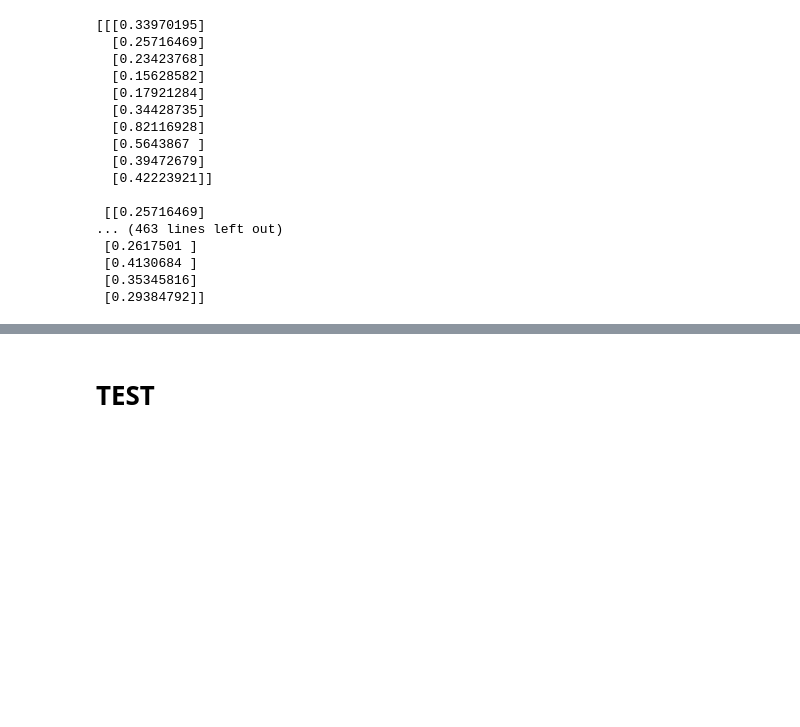
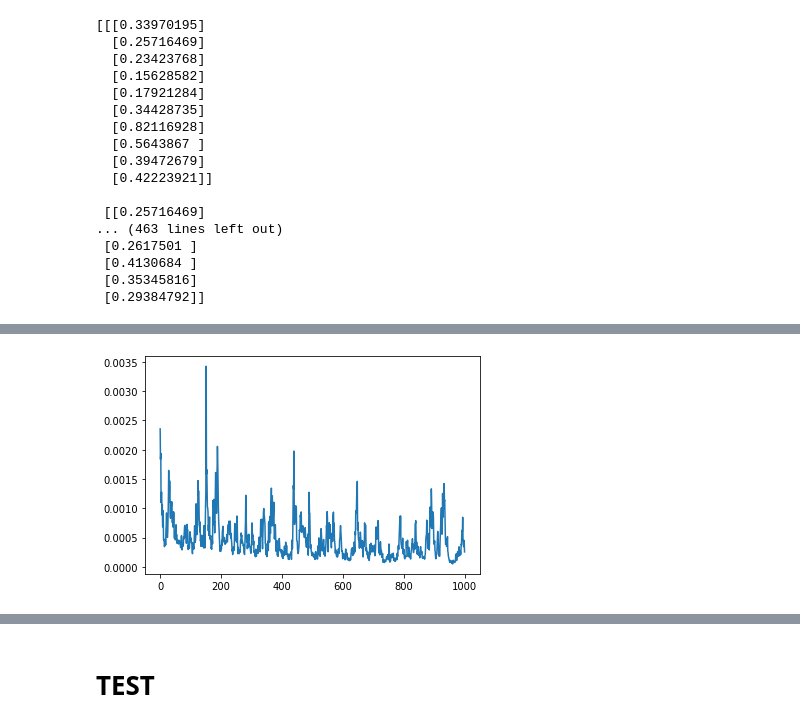
Before and after one commit to kumass2020/Electricity-Prediction-RNN-LSTM, a Jupyter notebook: Machine_Learning_Final_3.ipynb, the cells around one changed output, grey strips where cells are left out. Drawn from its saved outputs; the diff is of its cells as text; code cells hidden in the pictures; blank space fills up the shorter version.

```diff
--- a/Machine_Learning_Final_3.ipynb
+++ b/Machine_Learning_Final_3.ipynb
@@ -448,0 +458,18 @@ plt.show()
+# %%
+from tensorflow.keras.models import Sequential
+from tensorflow.keras.layers import Dense
+from tensorflow.keras.layers import LSTM
+
+model4 = Sequential()
+model4.add(LSTM(16,
+               input_shape=(X_train.shape[1], 1),
+               activation='tanh',
+               return_sequences=False)
+        )
+model4.add(Dense(units=512, activation='relu'))
+model4.add(Dense(1))
+# %%
+# tf.data.experimental.enable_debug_mode()
+# tf.config.run_functions_eagerly(True)
+model4.compile(optimizer = 'adam', loss = 'mean_squared_error')
+history1 = model4.fit(X_train, y_train, epochs = 100, batch_size = 16)
@@ -448,0 +494,5 @@ plt.show()
+# %%
+plt.plot(history1.history['loss'], label="loss")
+plt.show()
+# %% [output]
+[figure, added]
```
Also changed, not shown: parts of 18 cells of this notebook.
